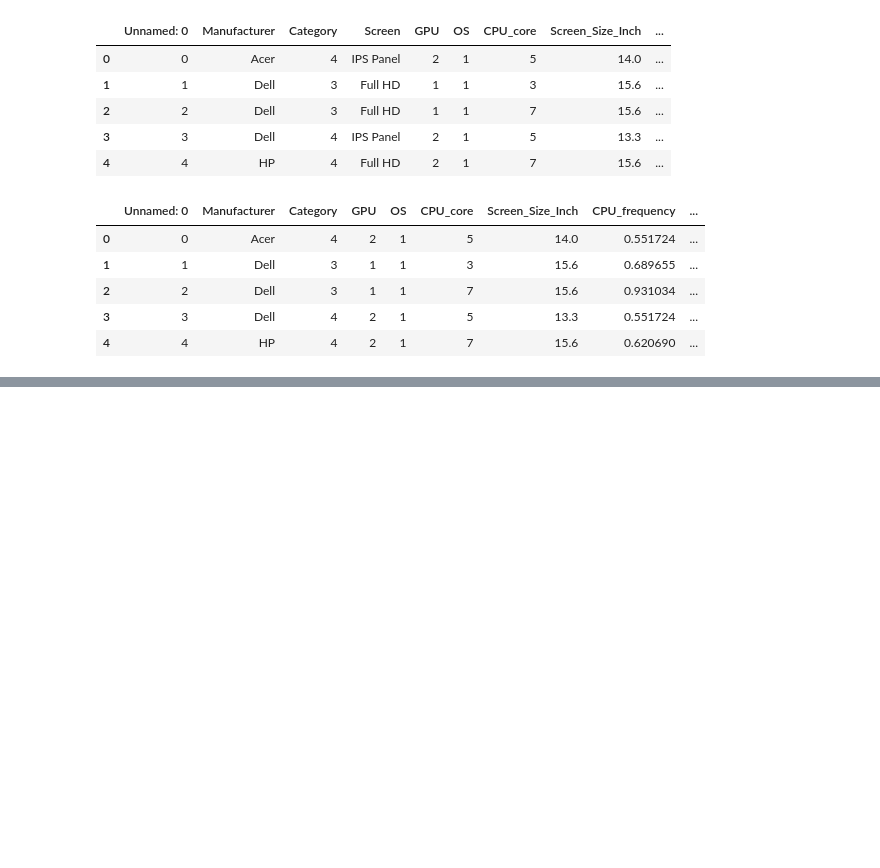
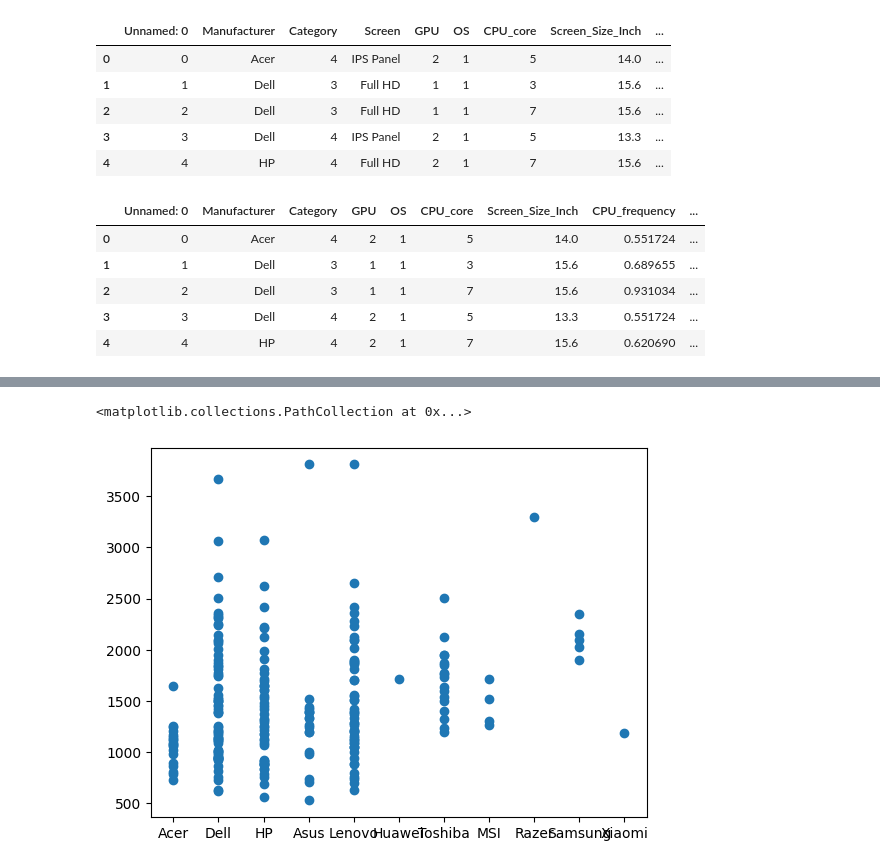
Before and after one commit to VishSeran/Data-Preprocessing-ML, a Jupyter notebook: LaptopPricing.ipynb, the cells around one changed output, grey strips where cells are left out. Drawn from its saved outputs; the diff is of its cells as text; code cells hidden in the pictures; blank space fills up the shorter version.

```diff
--- a/LaptopPricing.ipynb
+++ b/LaptopPricing.ipynb
@@ -357,0 +373,5 @@ df.head()
+# %%
+plt.pyplot.scatter(x,y)
+# %% [output]
+<matplotlib.collections.PathCollection at 0x...>
+[figure, added]
```
Also changed, not shown: parts of 10 cells of this notebook.
